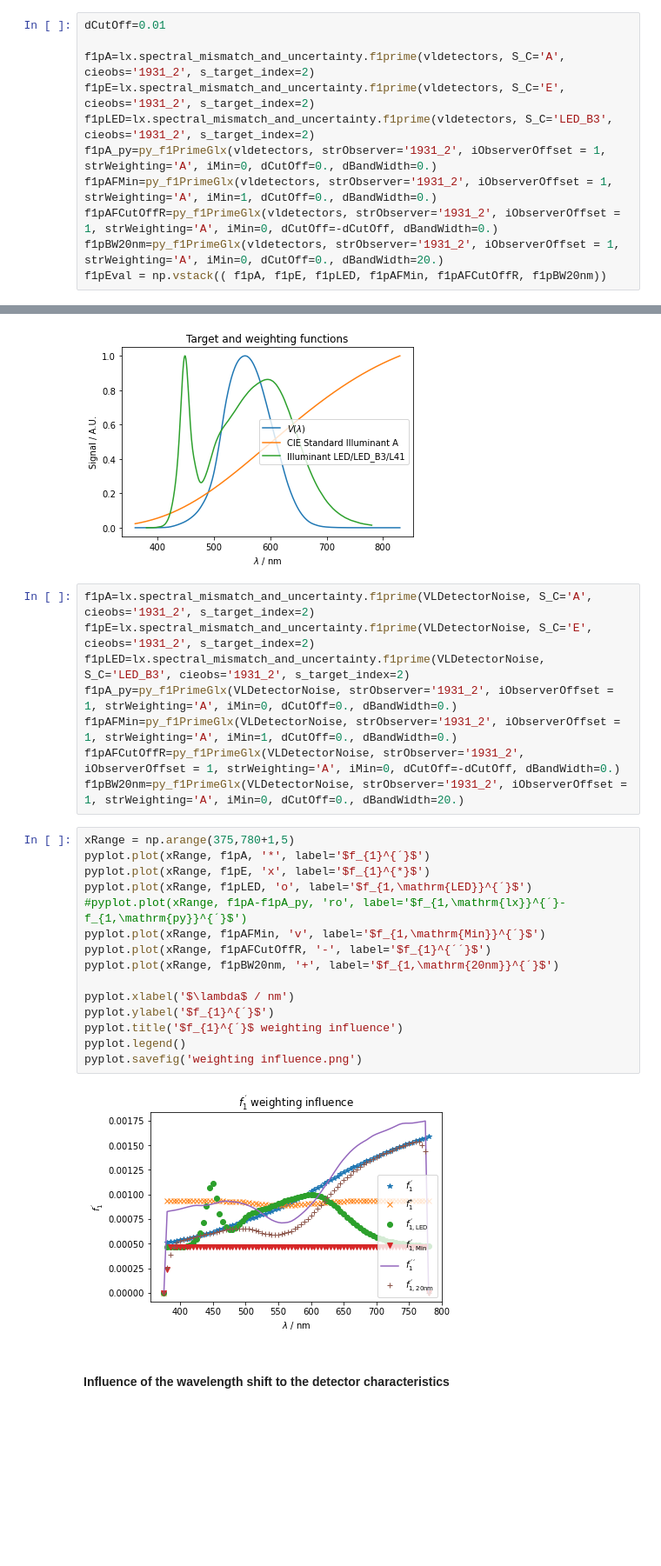
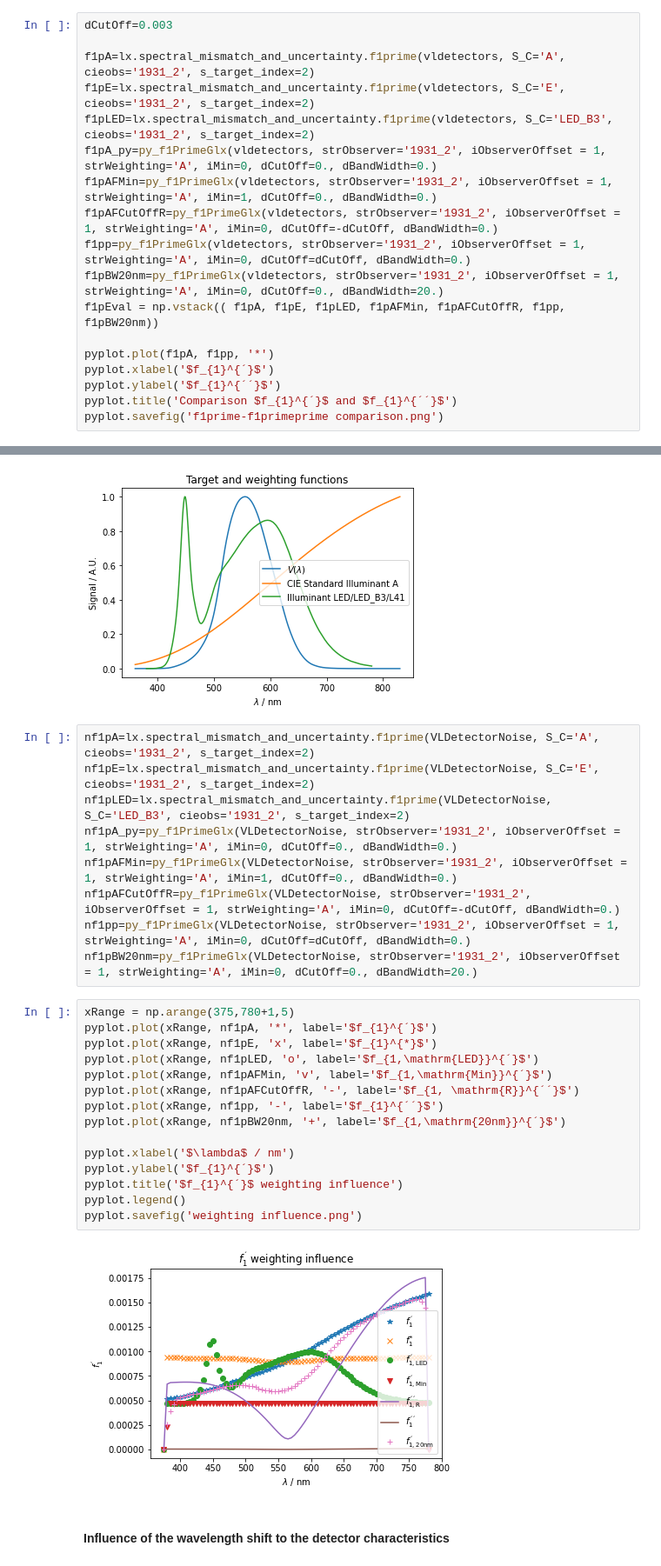
Before and after one commit to empir19nrm02/empir19nrm02, a Jupyter notebook: empir19nrm02/Jupyter/f1PrimeDetector.ipynb, the cells around one changed output, grey strips where cells are left out. Shown at 87% size. Drawn from its saved outputs; the diff is of its cells as text; blank space fills up the shorter version.

```diff
--- a/empir19nrm02/Jupyter/f1PrimeDetector.ipynb
+++ b/empir19nrm02/Jupyter/f1PrimeDetector.ipynb
@@ -218,7 +221,7 @@ pyplot.savefig('SMCF_Detector_f1Prime.png')
 # %% [markdown]
 ### Calculating all the different $f_{1}^{'}$ values.
 # %%
-dCutOff=0.01
+dCutOff=0.003
 
 f1pA=lx.spectral_mismatch_and_uncertainty.f1prime(vldetectors, S_C='A', cieobs='1931_2', s_target_index=2)
 f1pE=lx.spectral_mismatch_and_uncertainty.f1prime(vldetectors, S_C='E', cieobs='1931_2', s_target_index=2)
@@ -226,5 +229,12 @@ f1pLED=lx.spectral_mismatch_and_uncertainty.f1prime(vldetectors, S_C='LED_B3', c
 f1pA_py=py_f1PrimeGlx(vldetectors, strObserver='1931_2', iObserverOffset = 1, strWeighting='A', iMin=0, dCutOff=0., dBandWidth=0.)
 f1pAFMin=py_f1PrimeGlx(vldetectors, strObserver='1931_2', iObserverOffset = 1, strWeighting='A', iMin=1, dCutOff=0., dBandWidth=0.)
 f1pAFCutOffR=py_f1PrimeGlx(vldetectors, strObserver='1931_2', iObserverOffset = 1, strWeighting='A', iMin=0, dCutOff=-dCutOff, dBandWidth=0.)
+f1pp=py_f1PrimeGlx(vldetectors, strObserver='1931_2', iObserverOffset = 1, strWeighting='A', iMin=0, dCutOff=dCutOff, dBandWidth=0.)
 f1pBW20nm=py_f1PrimeGlx(vldetectors, strObserver='1931_2', iObserverOffset = 1, strWeighting='A', iMin=0, dCutOff=0., dBandWidth=20.)
-f1pEval = np.vstack(( f1pA, f1pE, f1pLED, f1pAFMin, f1pAFCutOffR, f1pBW20nm))
+f1pEval = np.vstack(( f1pA, f1pE, f1pLED, f1pAFMin, f1pAFCutOffR, f1pp, f1pBW20nm))
+
+pyplot.plot(f1pA, f1pp, '*')
+pyplot.xlabel('$f_{1}^{´}$')
+pyplot.ylabel('$f_{1}^{´´}$')
+pyplot.title('Comparison $f_{1}^{´}$ and $f_{1}^{´´}$')
+pyplot.savefig('f1prime-f1primeprime comparison.png')
@@ -346,30 +366,31 @@ VLDetectorNoise.shape
 (83, 81)
 [figure]
 # %%
-f1pA=lx.spectral_mismatch_and_uncertainty.f1prime(VLDetectorNoise, S_C='A', cieobs='1931_2', s_target_index=2)
-f1pE=lx.spectral_mismatch_and_uncertainty.f1prime(VLDetectorNoise, S_C='E', cieobs='1931_2', s_target_index=2)
-f1pLED=lx.spectral_mismatch_and_uncertainty.f1prime(VLDetectorNoise, S_C='LED_B3', cieobs='1931_2', s_target_index=2)
-f1pA_py=py_f1PrimeGlx(VLDetectorNoise, strObserver='1931_2', iObserverOffset = 1, strWeighting='A', iMin=0, dCutOff=0., dBandWidth=0.)
-f1pAFMin=py_f1PrimeGlx(VLDetectorNoise, strObserver='1931_2', iObserverOffset = 1, strWeighting='A', iMin=1, dCutOff=0., dBandWidth=0.)
-f1pAFCutOffR=py_f1PrimeGlx(VLDetectorNoise, strObserver='1931_2', iObserverOffset = 1, strWeighting='A', iMin=0, dCutOff=-dCutOff, dBandWidth=0.)
-f1pBW20nm=py_f1PrimeGlx(VLDetectorNoise, strObserver='1931_2', iObserverOffset = 1, strWeighting='A', iMin=0, dCutOff=0., dBandWidth=20.)
+nf1pA=lx.spectral_mismatch_and_uncertainty.f1prime(VLDetectorNoise, S_C='A', cieobs='1931_2', s_target_index=2)
+nf1pE=lx.spectral_mismatch_and_uncertainty.f1prime(VLDetectorNoise, S_C='E', cieobs='1931_2', s_target_index=2)
+nf1pLED=lx.spectral_mismatch_and_uncertainty.f1prime(VLDetectorNoise, S_C='LED_B3', cieobs='1931_2', s_target_index=2)
+nf1pA_py=py_f1PrimeGlx(VLDetectorNoise, strObserver='1931_2', iObserverOffset = 1, strWeighting='A', iMin=0, dCutOff=0., dBandWidth=0.)
+nf1pAFMin=py_f1PrimeGlx(VLDetectorNoise, strObserver='1931_2', iObserverOffset = 1, strWeighting='A', iMin=1, dCutOff=0., dBandWidth=0.)
+nf1pAFCutOffR=py_f1PrimeGlx(VLDetectorNoise, strObserver='1931_2', iObserverOffset = 1, strWeighting='A', iMin=0, dCutOff=-dCutOff, dBandWidth=0.)
+nf1pp=py_f1PrimeGlx(VLDetectorNoise, strObserver='1931_2', iObserverOffset = 1, strWeighting='A', iMin=0, dCutOff=dCutOff, dBandWidth=0.)
+nf1pBW20nm=py_f1PrimeGlx(VLDetectorNoise, strObserver='1931_2', iObserverOffset = 1, strWeighting='A', iMin=0, dCutOff=0., dBandWidth=20.)
 # %%
 xRange = np.arange(375,780+1,5)
-pyplot.plot(xRange, f1pA, '*', label='$f_{1}^{´}$')
-pyplot.plot(xRange, f1pE, 'x', label='$f_{1}^{*}$')
-pyplot.plot(xRange, f1pLED, 'o', label='$f_{1,\mathrm{LED}}^{´}$')
-#pyplot.plot(xRange, f1pA-f1pA_py, 'ro', label='$f_{1,\mathrm{lx}}^{´}-f_{1,\mathrm{py}}^{´}$')
-pyplot.plot(xRange, f1pAFMin, 'v', label='$f_{1,\mathrm{Min}}^{´}$')
-pyplot.plot(xRange, f1pAFCutOffR, '-', label='$f_{1}^{´´}$')
-pyplot.plot(xRange, f1pBW20nm, '+', label='$f_{1,\mathrm{20nm}}^{´}$')
+pyplot.plot(xRange, nf1pA, '*', label='$f_{1}^{´}$')
+pyplot.plot(xRange, nf1pE, 'x', label='$f_{1}^{*}$')
+pyplot.plot(xRange, nf1pLED, 'o', label='$f_{1,\mathrm{LED}}^{´}$')
+pyplot.plot(xRange, nf1pAFMin, 'v', label='$f_{1,\mathrm{Min}}^{´}$')
+pyplot.plot(xRange, nf1pAFCutOffR, '-', label='$f_{1, \mathrm{R}}^{´´}$')
+pyplot.plot(xRange, nf1pp, '-', label='$f_{1}^{´´}$')
+pyplot.plot(xRange, nf1pBW20nm, '+', label='$f_{1,\mathrm{20nm}}^{´}$')
 
 pyplot.xlabel('$\lambda$ / nm')
 pyplot.ylabel('$f_{1}^{´}$')
 pyplot.title('$f_{1}^{´}$ weighting influence')
 pyplot.legend()
 pyplot.savefig('weighting influence.png')
 # %% [output]
-[figure, old version]
+[figure, new version]
 # %% [markdown]
 #### Influence of the wavelength shift to the detector characteristics
 # %%
```
Also changed, not shown: parts of 22 cells of this notebook, 18 other files.
